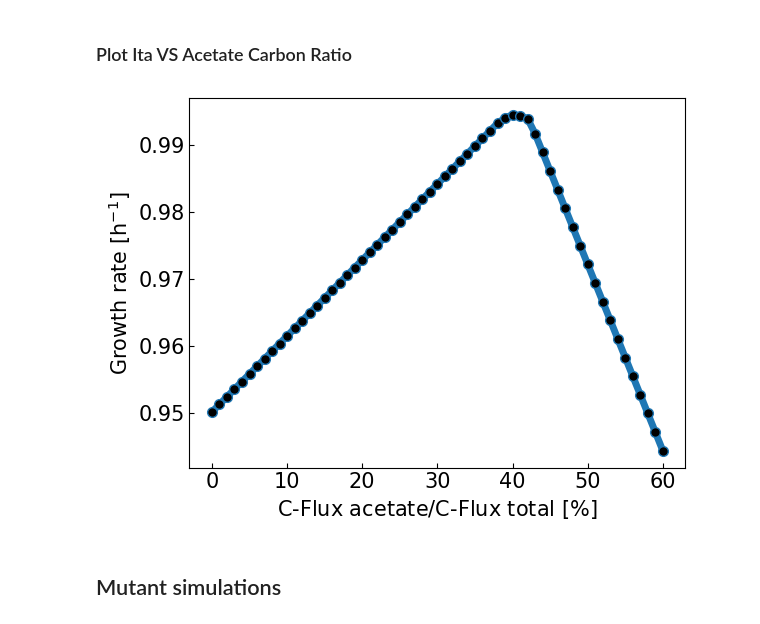
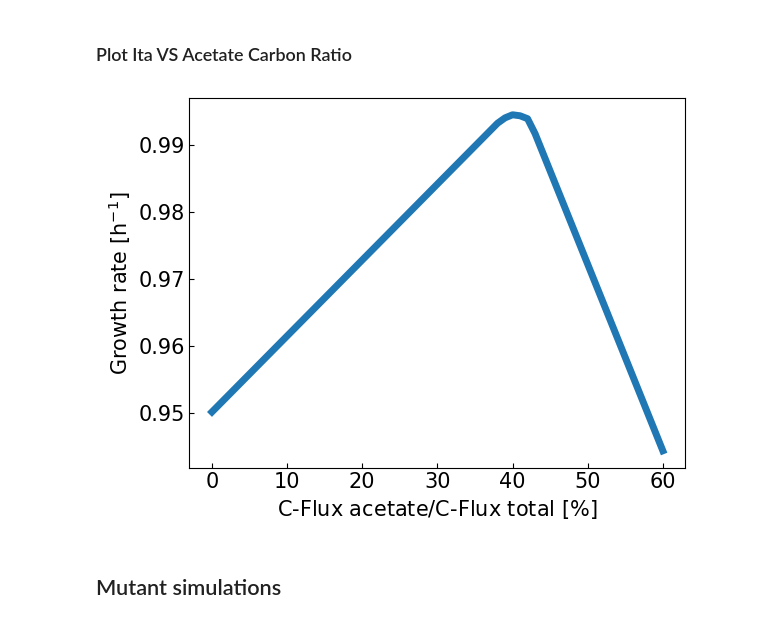
Before and after one commit to iAMB-RWTH-Aachen/Ustilago_maydis-GEM, a Jupyter notebook: code/UmayCofeedSims.ipynb, the cells around one changed output. Saved outputs shown, nothing was run; the diff lists cells and outputs as text; code cells hidden in the pictures.

```diff
--- a/code/UmayCofeedSims.ipynb
+++ b/code/UmayCofeedSims.ipynb
@@ -38,7 +39,8 @@ def SimCosub(model, Exchange_dic, Objective=None):
         [setattr(model.reactions.get_by_id(key), 'lower_bound', -value) for key, value in Exchange_dic.items()]
         if Objective:
             model.objective = Objective # 'EX_itacon_e'
-        Flux = model.optimize().fluxes
+        # Flux = model.optimize().fluxes
+        Flux = pfba(model)
     #     print('glc actual:{}, ace actual:{}'.format(mySol[-1]['EX_glc__D_e'], mySol[-1]['EX_ac_e']))
     #     print('Simulated total C-Flux: ',6*mySol[-1]['EX_glc__D_e'] + 2*mySol[-1]['EX_ac_e'])
     # #     print(glc_up, ace_up)
@@ -152,24 +147,21 @@ gres_df['AceProc'] = gres_df['AceRel']*100
 # %%
 FigureName = 'AceRel-VS-Growth'
 
 RatioNumb = [0,40,62]#[22,32,43]
 DataDiv = [np.arange(0,RatioNumb[0]),np.arange(RatioNumb[0],RatioNumb[1])]
-# DataDiv = [np.arange(0,RatioNumb[0]),np.arange(RatioNumb[0],RatioNumb[1]),np.arange(RatioNumb[1],RatioNumb[2]),np.arange(RatioNumb[2], Samples)]
-colors = ['r', 'b', 'g','c','m'] # , 'k', 'g', 'm'
-msize = 100
 matplotlib.rcParams.update({'font.size': 15})
 # ticks inside:
 # https://stackoverflow.com/questions/47873389/matplotlib-move-tick-labels-inside-plot-area
 
-gres_df.plot('AceProc', 'Ita C-Yield', legend=None, lw=5, marker='o', markerfacecolor='black', ms=7)
+gres_df.plot('AceProc', 'Ita C-Yield', legend=None, lw=5)
 plt.xlabel('C-Flux acetate/C-Flux total [$\%$]')
 plt.ylabel('Growth rate [h$^{-1}$]')
 plt.tick_params(direction="in")
 plt.savefig('{}_{}.{}'.format(Today,FigureName,FigureType))
 
 plt.show()
 # %% [output]
-[figure, old version]
+[figure, new version]
 # %% [markdown]
 ## Mutant simulations
 # %%
```
Also changed, not shown: parts of 4 cells of this notebook, 1 other file.
